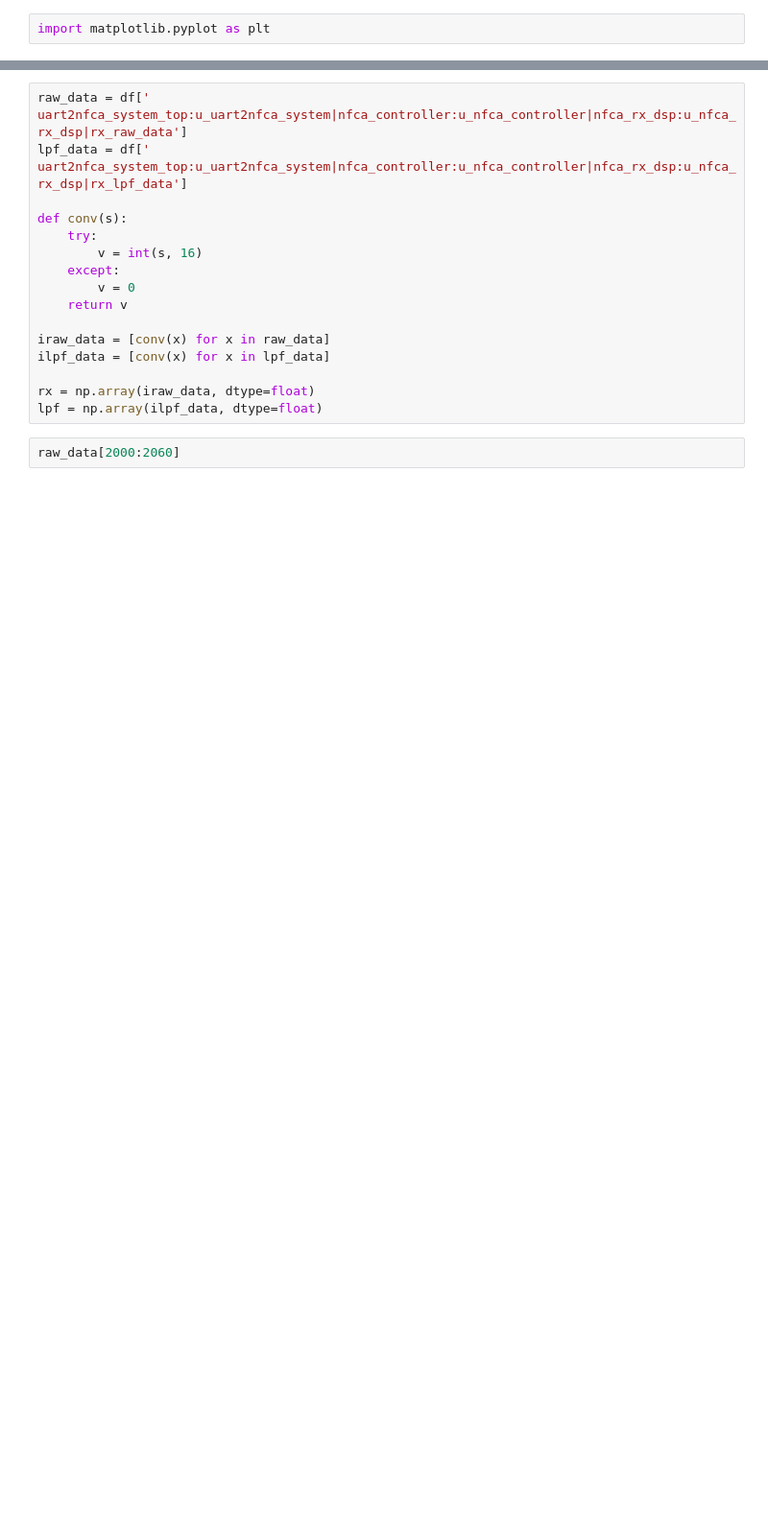
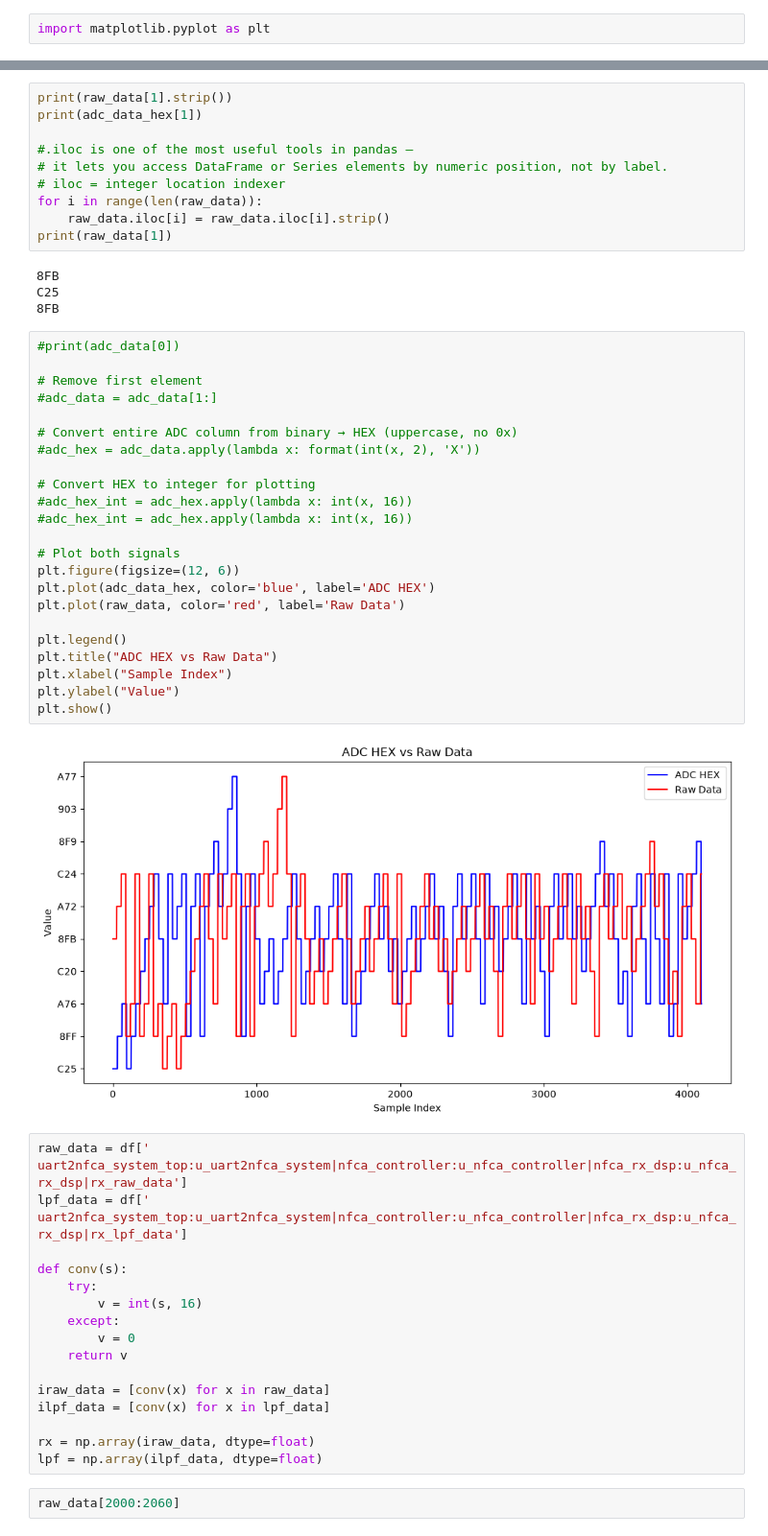
Before and after one commit to davidcastells/FPGA_NFC_transceiver, a Jupyter notebook: analysis/Analyze ADC.ipynb, the cells around one changed output, grey strips where cells are left out. Shown at 96% size. Drawn from its saved outputs; the diff is of its cells as text; blank space fills up the shorter version.

```diff
--- a/analysis/Analyze ADC.ipynb
+++ b/analysis/Analyze ADC.ipynb
@@ -40,3 +116,42 @@ plt.show()
+# %%
+print(raw_data[1].strip())
+print(adc_data_hex[1])
+
+#.iloc is one of the most useful tools in pandas —
+# it lets you access DataFrame or Series elements by numeric position, not by label.
+# iloc = integer location indexer
+for i in range(len(raw_data)):
+    raw_data.iloc[i] = raw_data.iloc[i].strip()
+print(raw_data[1])
+# %% [output]
+8FB
+C25
+8FB
+# %%
+#print(adc_data[0])
+
+# Remove first element
+#adc_data = adc_data[1:]
+
+# Convert entire ADC column from binary → HEX (uppercase, no 0x)
+#adc_hex = adc_data.apply(lambda x: format(int(x, 2), 'X'))
+
+# Convert HEX to integer for plotting
+#adc_hex_int = adc_hex.apply(lambda x: int(x, 16))
+#adc_hex_int = adc_hex.apply(lambda x: int(x, 16))
+
+# Plot both signals
+plt.figure(figsize=(12, 6))
+plt.plot(adc_data_hex, color='blue', label='ADC HEX')
+plt.plot(raw_data, color='red', label='Raw Data')
+
+plt.legend()
+plt.title("ADC HEX vs Raw Data")
+plt.xlabel("Sample Index")
+plt.ylabel("Value")
+plt.show()
+# %% [output]
+[figure, added]
 # %%
 raw_data = df[' uart2nfca_system_top:u_uart2nfca_system|nfca_controller:u_nfca_controller|nfca_rx_dsp:u_nfca_rx_dsp|rx_raw_data']
 lpf_data = df[' uart2nfca_system_top:u_uart2nfca_system|nfca_controller:u_nfca_controller|nfca_rx_dsp:u_nfca_rx_dsp|rx_lpf_data']
```
Also changed, not shown: parts of 14 cells of this notebook.
